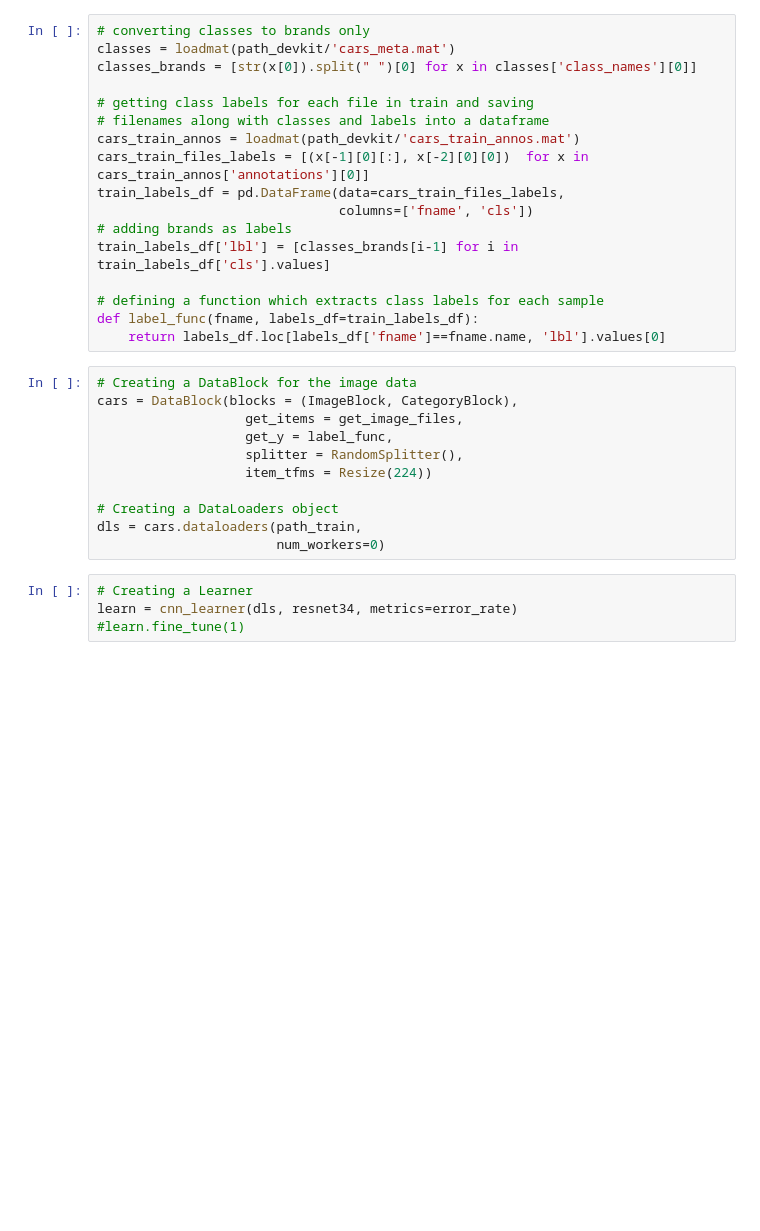
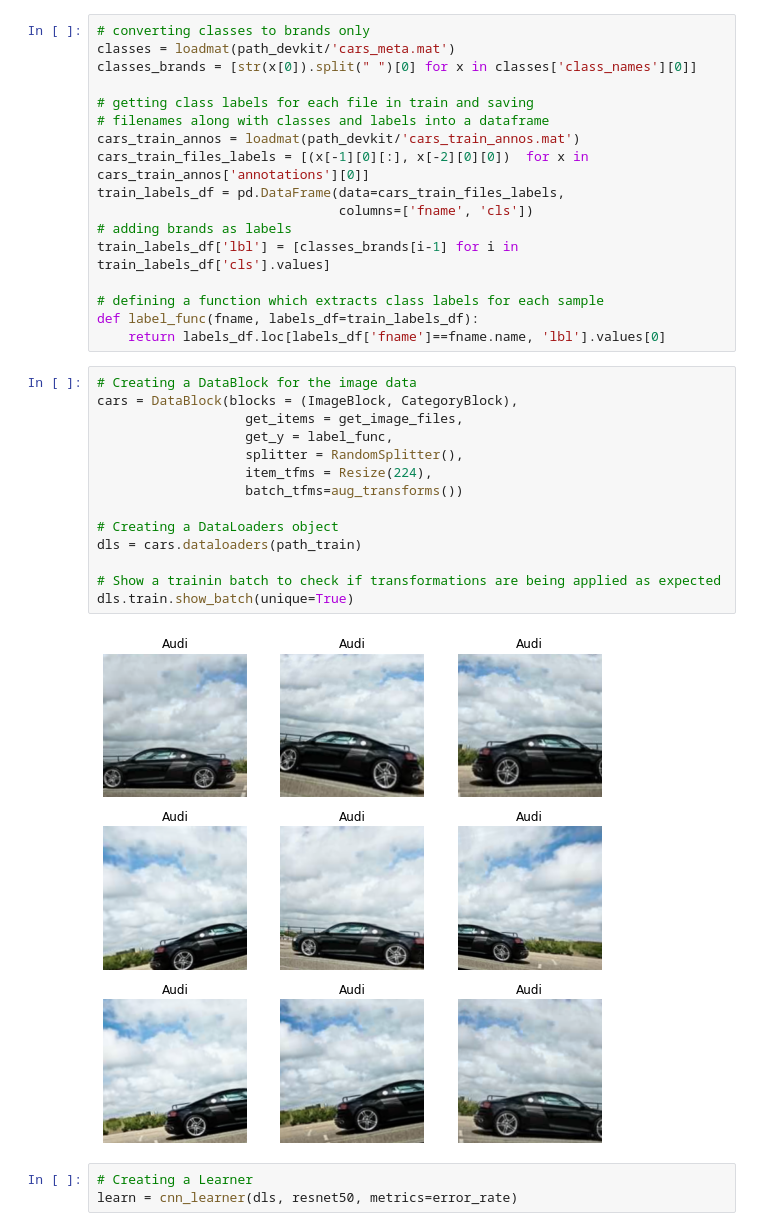
Before and after one commit to ilbagov/simple-car-classifier, a Jupyter notebook: classifier.ipynb, the cells around one changed output. Saved outputs shown, nothing was run; the diff lists cells and outputs as text; blank space fills up the shorter version.

```diff
--- a/classifier.ipynb
+++ b/classifier.ipynb
@@ -42,15 +43,19 @@ def label_func(fname, labels_df=train_labels_df):
 # %%
 # Creating a DataBlock for the image data
 cars = DataBlock(blocks = (ImageBlock, CategoryBlock),
                    get_items = get_image_files,
                    get_y = label_func,
                    splitter = RandomSplitter(),
-                   item_tfms = Resize(224))
+                   item_tfms = Resize(224),
+                   batch_tfms=aug_transforms())
 
 # Creating a DataLoaders object
-dls = cars.dataloaders(path_train,
-                       num_workers=0)
+dls = cars.dataloaders(path_train)
+
+# Show a trainin batch to check if transformations are being applied as expected
+dls.train.show_batch(unique=True)
+# %% [output]
+[figure, added]
 # %%
 # Creating a Learner
-learn = cnn_learner(dls, resnet34, metrics=error_rate)
-#learn.fine_tune(1)
+learn = cnn_learner(dls, resnet50, metrics=error_rate)
```
Also changed, not shown: parts of 8 cells of this notebook, 4 other files.
